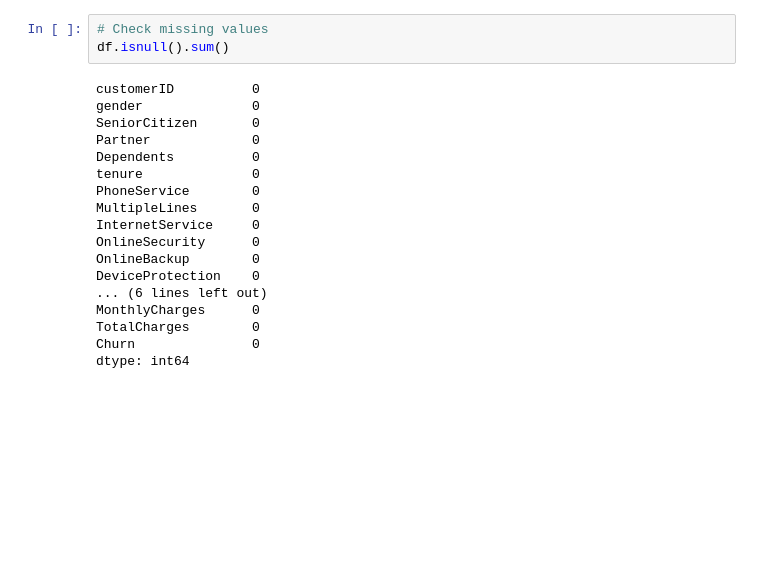
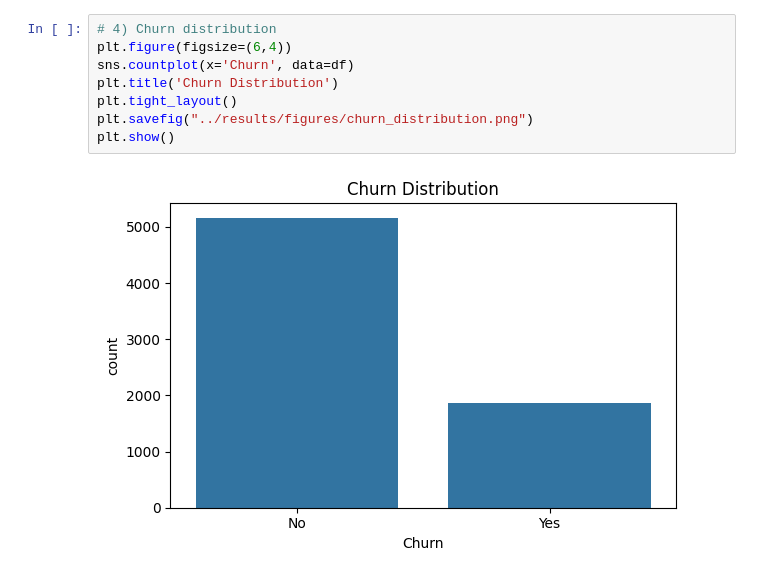
Before and after one commit to AnoopGanesh28/customer-churn-prediction, a Jupyter notebook: notebooks/data_exploration.ipynb, the cells around one changed output. Drawn from its saved outputs; the diff is of its cells as text; blank space fills up the shorter version.

```diff
--- a/notebooks/data_exploration.ipynb
+++ b/notebooks/data_exploration.ipynb
@@ -55,22 +75,11 @@ df.describe()
 # %%
-# Check missing values
-df.isnull().sum()
+# 4) Churn distribution
+plt.figure(figsize=(6,4))
+sns.countplot(x='Churn', data=df)
+plt.title('Churn Distribution')
+plt.tight_layout()
+plt.savefig("../results/figures/churn_distribution.png")
+plt.show()
 # %% [output]
-customerID          0
-gender              0
-SeniorCitizen       0
-Partner             0
-Dependents          0
-tenure              0
-PhoneService        0
-MultipleLines       0
-InternetService     0
-OnlineSecurity      0
-OnlineBackup        0
-DeviceProtection    0
-... (6 lines left out)
-MonthlyCharges      0
-TotalCharges        0
-Churn               0
-dtype: int64
+[figure, added]
 # %%
```
Also changed, not shown: parts of 10 cells of this notebook, 24 other files.
